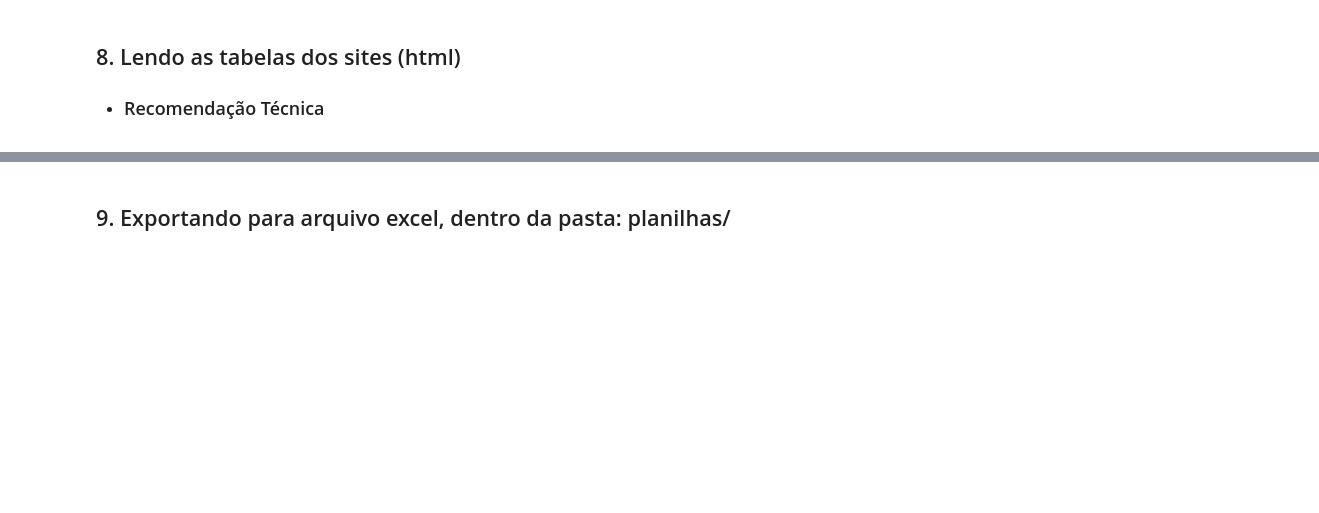
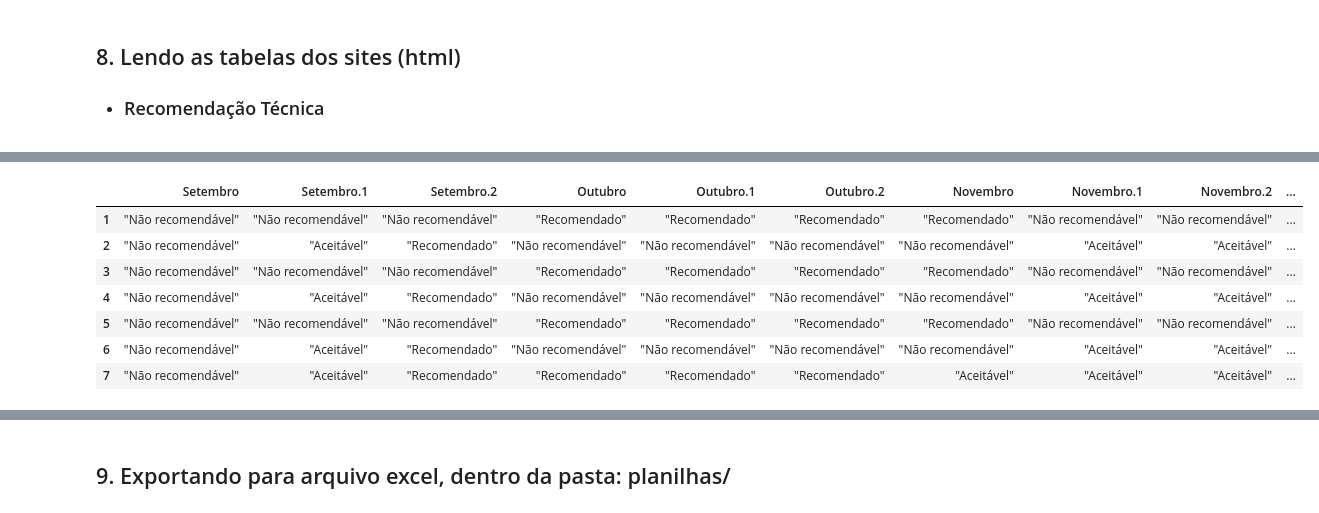
Before and after one commit to anandaheino/WebScraping_Practice, a Jupyter notebook: Exemplo_Syngenta_nk.ipynb, the cells around one changed output, grey strips where cells are left out. Cells and saved outputs as stored; diff of their text form; code cells hidden in the pictures; blank space fills up the shorter version.

```diff
--- a/Exemplo_Syngenta_nk.ipynb
+++ b/Exemplo_Syngenta_nk.ipynb
@@ -215,8 +298,18 @@ array_legendas_recom = np.array(lista_cel_recom).reshape(7, 12)
 # %%
 df_legendas = pd.DataFrame(array_legendas_recom)
 df_legendas.columns = ['Setembro', 'Setembro.1', 'Setembro.2',
        'Outubro', 'Outubro.1', 'Outubro.2', 'Novembro', 'Novembro.1',
        'Novembro.2', 'Dezembro', 'Dezembro.1', 'Dezembro.2']
 
+df_legendas.index = range(1, 8)
 df_legendas
+# %% [output]
+|  | Setembro | Setembro.1 | Setembro.2 | Outubro | Outubro.1 | Outubro.2 | Novembro | Novembro.1 | Novembro.2 | ... |
+| 1 | "Não recomendável" | "Não recomendável" | "Não recomendável" | "Recomendado" | "Recomendado" | "Recomendado" | "Recomendado" | "Não recomendável" | "Não recomendável" | ... |
+| 2 | "Não recomendável" | "Aceitável" | "Recomendado" | "Não recomendável" | "Não recomendável" | "Não recomendável" | "Não recomendável" | "Aceitável" | "Aceitável" | ... |
+| 3 | "Não recomendável" | "Não recomendável" | "Não recomendável" | "Recomendado" | "Recomendado" | "Recomendado" | "Recomendado" | "Não recomendável" | "Não recomendável" | ... |
+| 4 | "Não recomendável" | "Aceitável" | "Recomendado" | "Não recomendável" | "Não recomendável" | "Não recomendável" | "Não recomendável" | "Aceitável" | "Aceitável" | ... |
+| 5 | "Não recomendável" | "Não recomendável" | "Não recomendável" | "Recomendado" | "Recomendado" | "Recomendado" | "Recomendado" | "Não recomendável" | "Não recomendável" | ... |
+| 6 | "Não recomendável" | "Aceitável" | "Recomendado" | "Não recomendável" | "Não recomendável" | "Não recomendável" | "Não recomendável" | "Aceitável" | "Aceitável" | ... |
+| 7 | "Não recomendável" | "Aceitável" | "Recomendado" | "Recomendado" | "Recomendado" | "Recomendado" | "Aceitável" | "Aceitável" | "Aceitável" | ... |
 # %%
```
Also changed, not shown: parts of 23 cells of this notebook.
